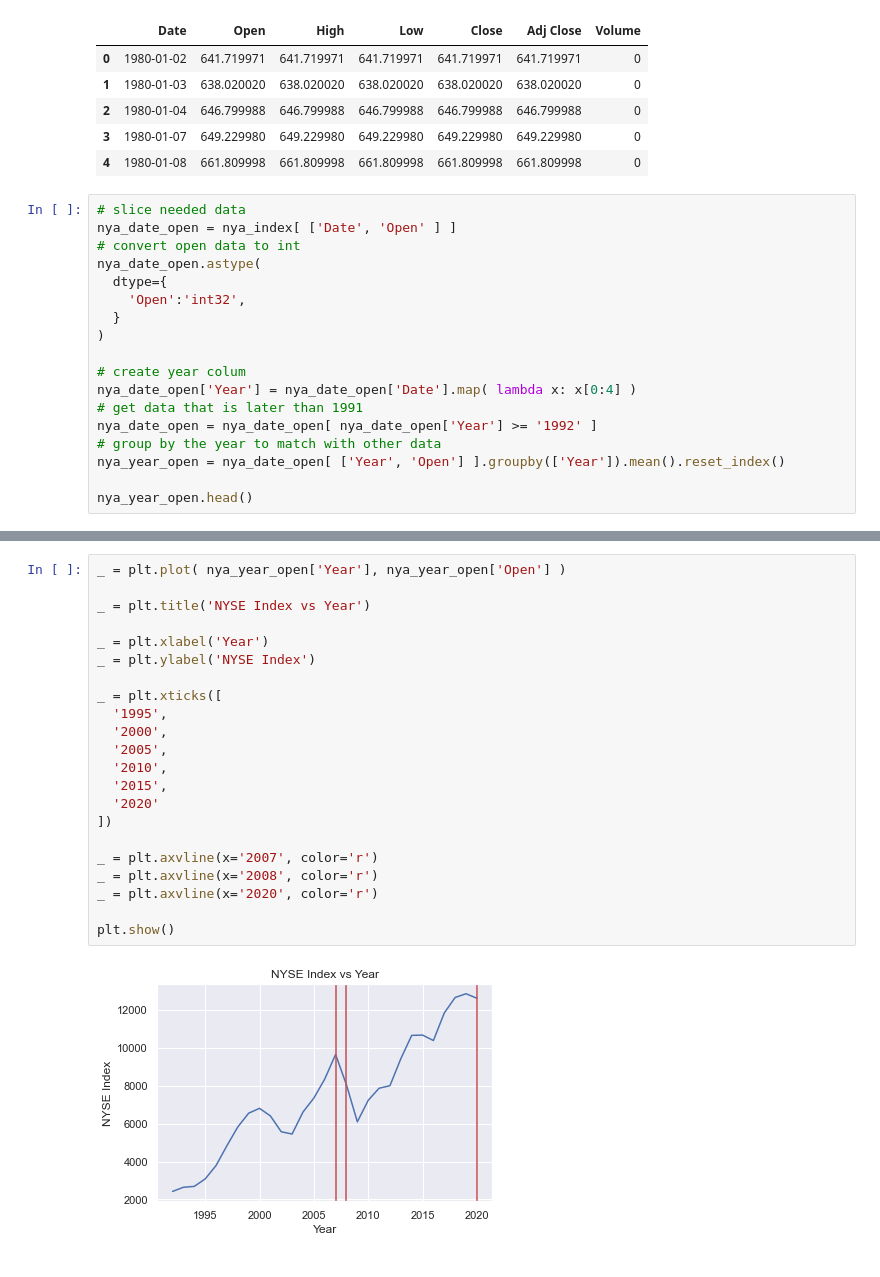
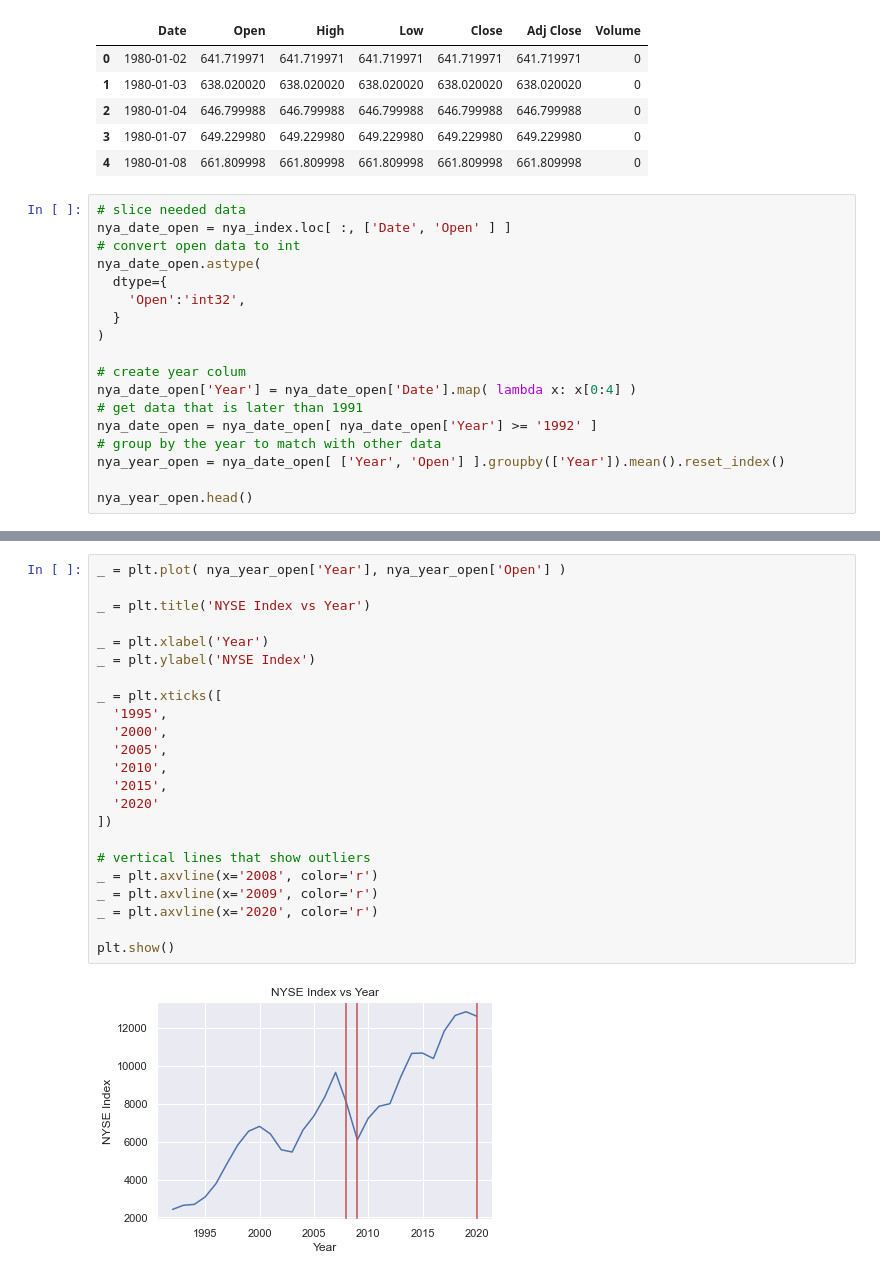
Before and after one commit to thudsonbu/ds-project-1, a Jupyter notebook: project-2.ipynb, the cells around one changed output, grey strips where cells are left out. Saved outputs shown, nothing was run; the diff lists cells and outputs as text.

```diff
--- a/project-2.ipynb
+++ b/project-2.ipynb
@@ -408,7 +409,7 @@ nya_index.head()
 | 4 | 1980-01-08 | 661.809998 | 661.809998 | 661.809998 | 661.809998 | 661.809998 | 0 |
 # %%
 # slice needed data
-nya_date_open = nya_index[ ['Date', 'Open' ] ]
+nya_date_open = nya_index.loc[ :, ['Date', 'Open' ] ]
 # convert open data to int
 nya_date_open.astype(
   dtype={
@@ -439,24 +435,25 @@ See the caveats in the documentation: https://pandas.pydata.org/pandas-docs/stab
 # %%
 _ = plt.plot( nya_year_open['Year'], nya_year_open['Open'] )
 
 _ = plt.title('NYSE Index vs Year')
 
 _ = plt.xlabel('Year')
 _ = plt.ylabel('NYSE Index')
 
 _ = plt.xticks([
   '1995',
   '2000',
   '2005',
   '2010',
   '2015',
   '2020'
 ])
 
-_ = plt.axvline(x='2007', color='r')
+# vertical lines that show outliers
 _ = plt.axvline(x='2008', color='r')
+_ = plt.axvline(x='2009', color='r')
 _ = plt.axvline(x='2020', color='r')
 
 plt.show()
 # %% [output]
-[figure, old version]
+[figure, new version]
```
Also changed, not shown: parts of 5 cells of this notebook.
